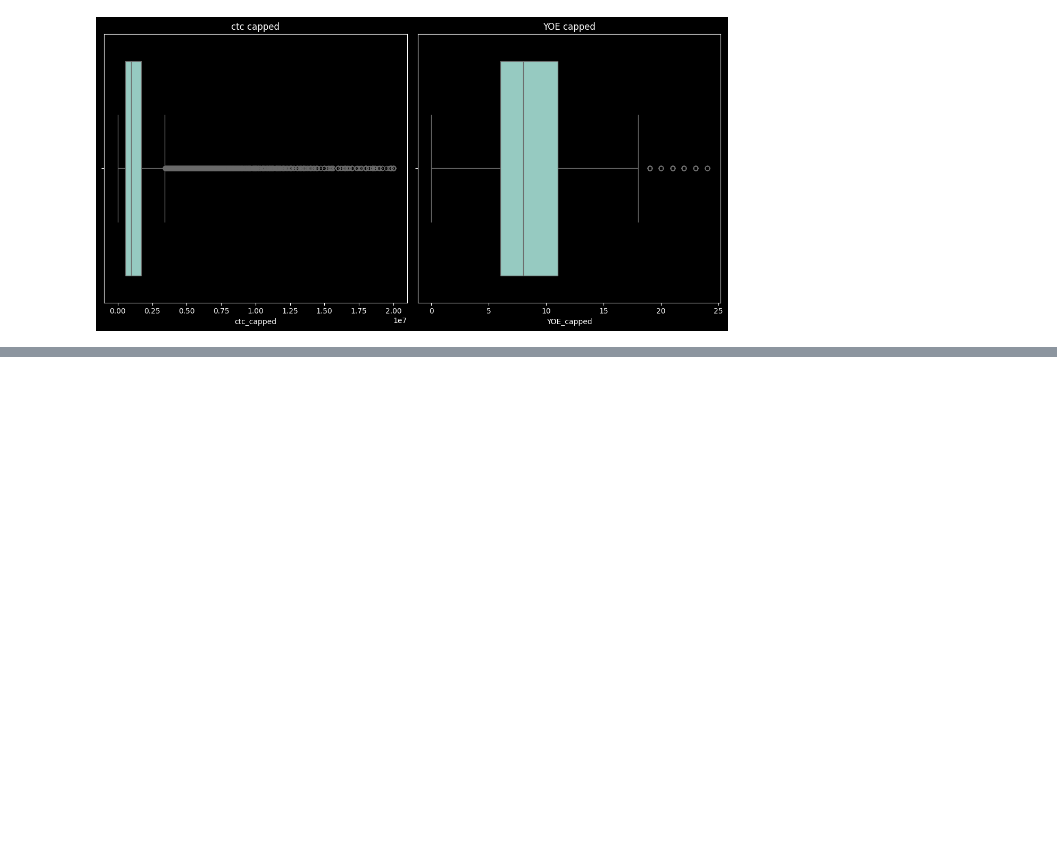
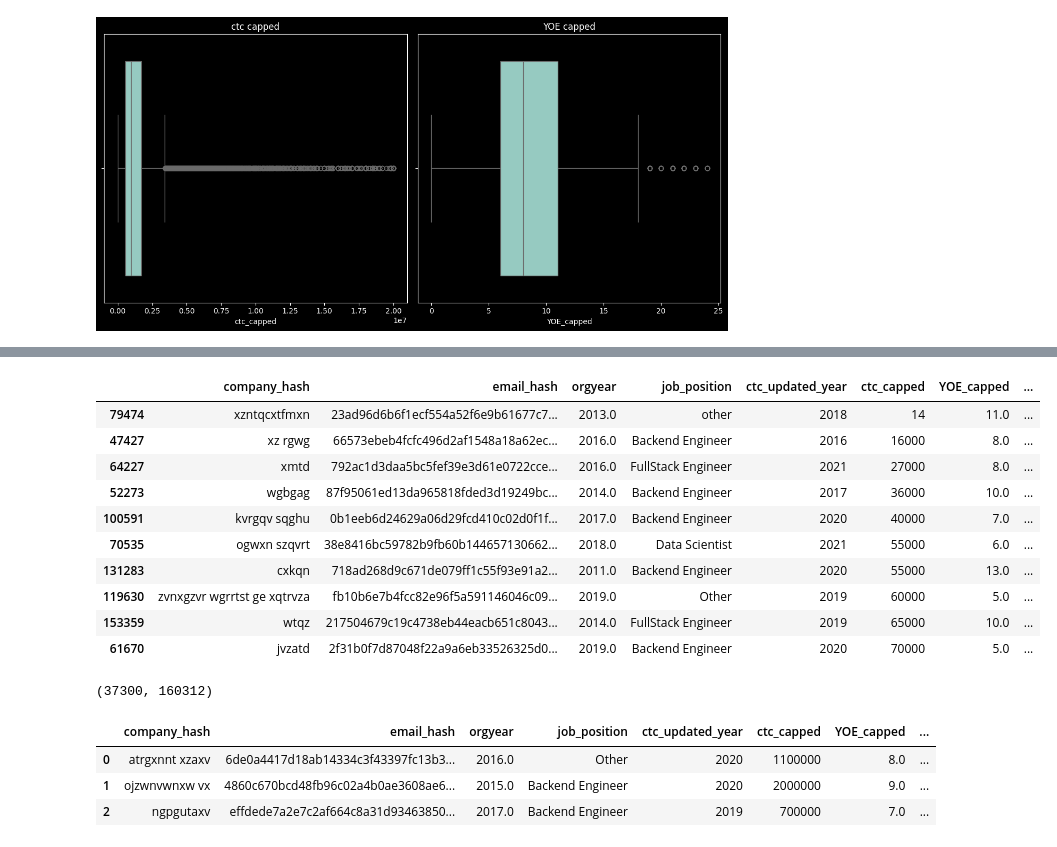
Before and after one commit to VDdotexe/Weekend_Scratching, a Jupyter notebook: case_studies/Clustering_CS.ipynb, the cells around one changed output, grey strips where cells are left out. Drawn from its saved outputs; the diff is of its cells as text; code cells hidden in the pictures; blank space fills up the shorter version.

```diff
--- a/case_studies/Clustering_CS.ipynb
+++ b/case_studies/Clustering_CS.ipynb
@@ -281,0 +388,27 @@ plt.show()
+# %%
+# Bottom 10 Employees with Designation Flag 3 (Earning Less Than Most of Their Peers with Same Job Position and Experience)
+bottom_10_designation3= df2[df2['designation_flag']== 3].sort_values(by= 'ctc_capped', ascending= True).head(10)
+bottom_10_designation3
+# %% [output]
+|  | company_hash | email_hash | orgyear | job_position | ctc_updated_year | ctc_capped | YOE_capped | ... |
+| 79474 | xzntqcxtfmxn | 23ad96d6b6f1ecf554a52f6e9b61677c7... | 2013.0 | other | 2018 | 14 | 11.0 | ... |
+| 47427 | xz rgwg | 66573ebeb4fcfc496d2af1548a18a62ec... | 2016.0 | Backend Engineer | 2016 | 16000 | 8.0 | ... |
+| 64227 | xmtd | 792ac1d3daa5bc5fef39e3d61e0722cce... | 2016.0 | FullStack Engineer | 2021 | 27000 | 8.0 | ... |
+| 52273 | wgbgag | 87f95061ed13da965818fded3d19249bc... | 2014.0 | Backend Engineer | 2017 | 36000 | 10.0 | ... |
+| 100591 | kvrgqv sqghu | 0b1eeb6d24629a06d29fcd410c02d0f1f... | 2017.0 | Backend Engineer | 2020 | 40000 | 7.0 | ... |
+| 70535 | ogwxn szqvrt | 38e8416bc59782b9fb60b144657130662... | 2018.0 | Data Scientist | 2021 | 55000 | 6.0 | ... |
+| 131283 | cxkqn | 718ad268d9c671de079ff1c55f93e91a2... | 2011.0 | Backend Engineer | 2020 | 55000 | 13.0 | ... |
+| 119630 | zvnxgzvr wgrrtst ge xqtrvza | fb10b6e7b4fcc82e96f5a591146046c09... | 2019.0 | Other | 2019 | 60000 | 5.0 | ... |
+| 153359 | wtqz | 217504679c19c4738eb44eacb651c8043... | 2014.0 | FullStack Engineer | 2019 | 65000 | 10.0 | ... |
+| 61670 | jvzatd | 2f31b0f7d87048f22a9a6eb33526325d0... | 2019.0 | Backend Engineer | 2020 | 70000 | 5.0 | ... |
+# %%
+len(df2['company_hash'].unique()), len(df2['company_hash'])
+# %% [output]
+(37300, 160312)
+# %%
+df2.head(3)
+# %% [output]
+|  | company_hash | email_hash | orgyear | job_position | ctc_updated_year | ctc_capped | YOE_capped | ... |
+| 0 | atrgxnnt xzaxv | 6de0a4417d18ab14334c3f43397fc13b3... | 2016.0 | Other | 2020 | 1100000 | 8.0 | ... |
+| 1 | ojzwnvwnxw vx | 4860c670bcd48fb96c02a4b0ae3608ae6... | 2015.0 | Backend Engineer | 2020 | 2000000 | 9.0 | ... |
+| 2 | ngpgutaxv | effdede7a2e7c2af664c8a31d93463850... | 2017.0 | Backend Engineer | 2019 | 700000 | 7.0 | ... |
```
Also changed, not shown: parts of 17 cells of this notebook.
